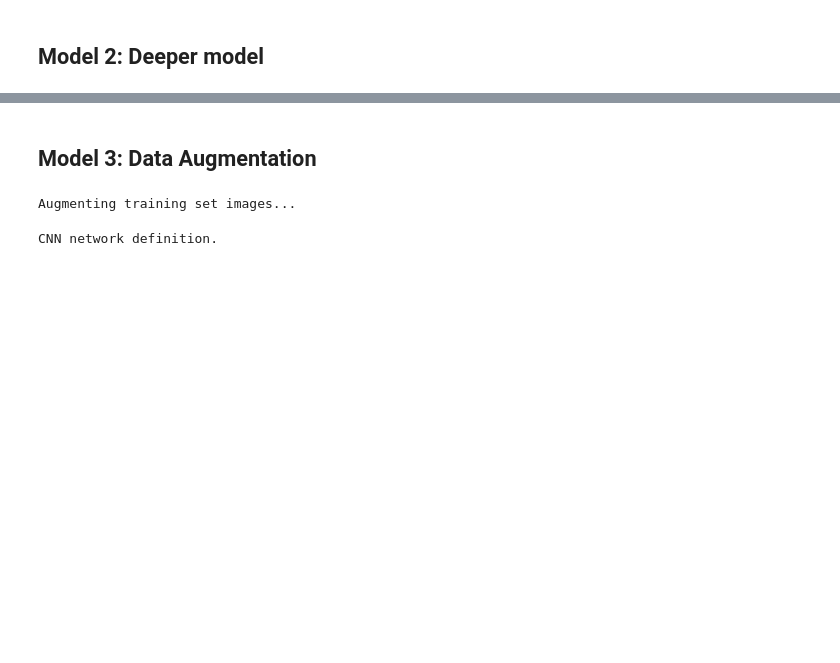
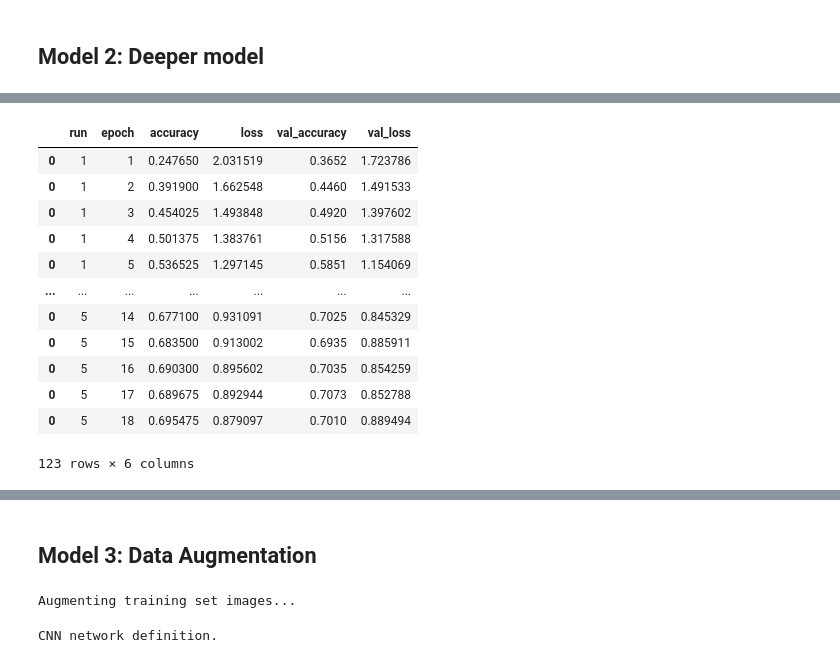
Before and after one commit to mm849/Computer-Vision-Classification, a Jupyter notebook: notebooks/trial3.ipynb, the cells around one changed output, grey strips where cells are left out. Saved outputs shown, nothing was run; the diff lists cells and outputs as text; code cells hidden in the pictures; blank space fills up the shorter version.

```diff
--- a/notebooks/trial3.ipynb
+++ b/notebooks/trial3.ipynb
@@ -728,0 +619,16 @@ dict_keys(['loss', 'accuracy', 'val_loss', 'val_accuracy'])
+# %%
+history_df_deeper
+# %% [output]
+|  | run | epoch | accuracy | loss | val_accuracy | val_loss |
+| 0 | 1 | 1 | 0.247650 | 2.031519 | 0.3652 | 1.723786 |
+| 0 | 1 | 2 | 0.391900 | 1.662548 | 0.4460 | 1.491533 |
+| 0 | 1 | 3 | 0.454025 | 1.493848 | 0.4920 | 1.397602 |
+| 0 | 1 | 4 | 0.501375 | 1.383761 | 0.5156 | 1.317588 |
+| 0 | 1 | 5 | 0.536525 | 1.297145 | 0.5851 | 1.154069 |
+| ... | ... | ... | ... | ... | ... | ... |
+| 0 | 5 | 14 | 0.677100 | 0.931091 | 0.7025 | 0.845329 |
+| 0 | 5 | 15 | 0.683500 | 0.913002 | 0.6935 | 0.885911 |
+| 0 | 5 | 16 | 0.690300 | 0.895602 | 0.7035 | 0.854259 |
+| 0 | 5 | 17 | 0.689675 | 0.892944 | 0.7073 | 0.852788 |
+| 0 | 5 | 18 | 0.695475 | 0.879097 | 0.7010 | 0.889494 |
+123 rows × 6 columns
```
Also changed, not shown: parts of 19 cells of this notebook, 4 other files.
